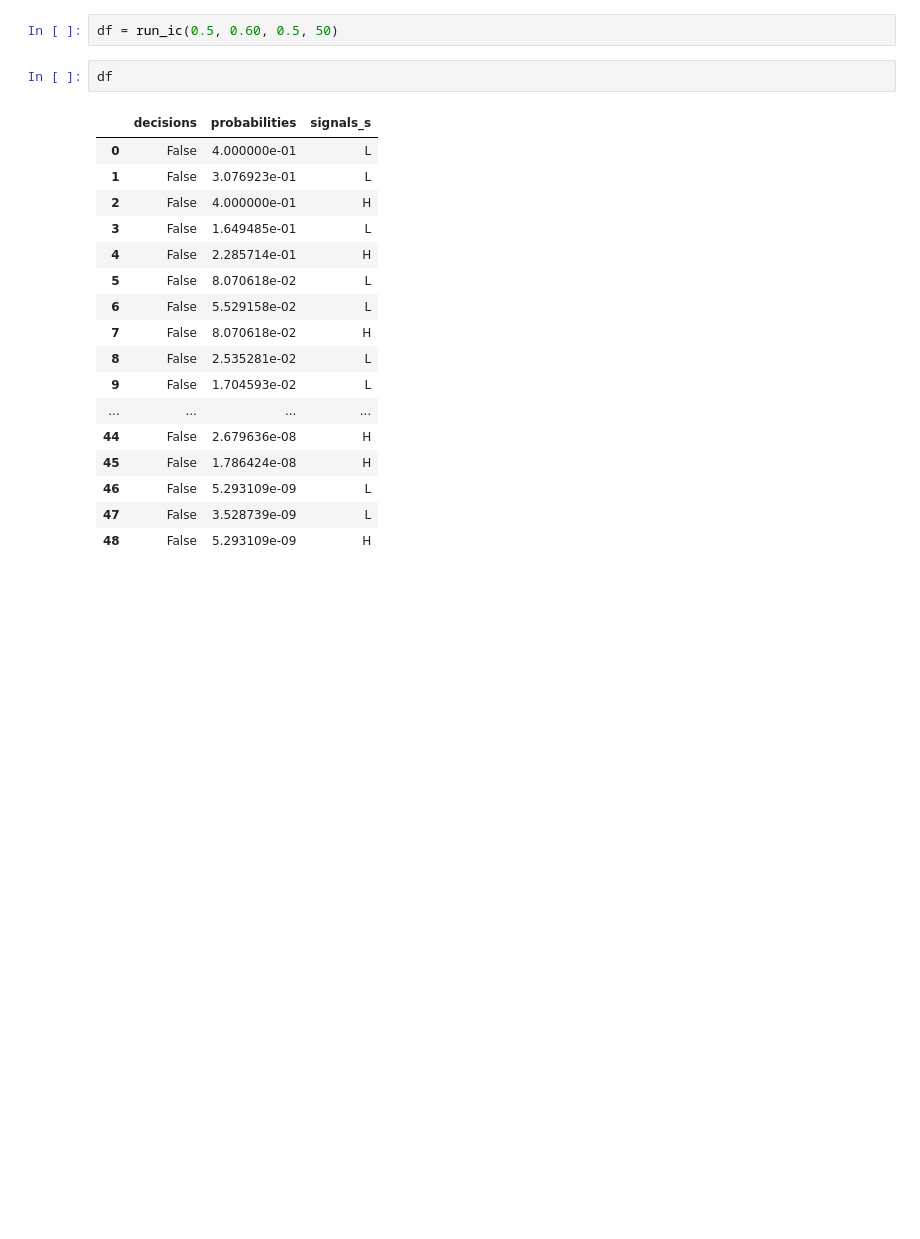
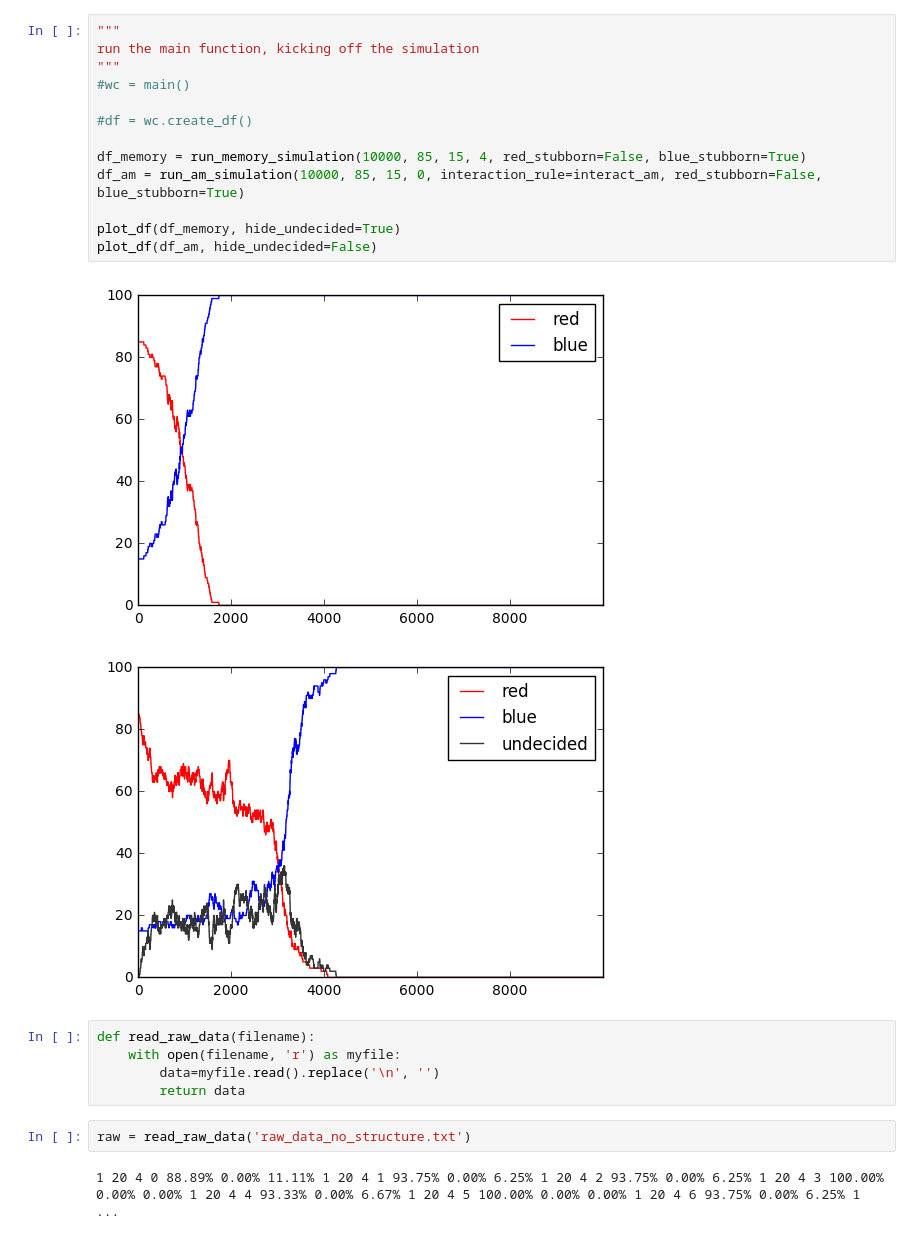
Before and after one commit to tooji/AM, a Jupyter notebook: AM.ipynb, the cells around one changed output. Cells and saved outputs as stored; diff of their text form; blank space fills up the shorter version.

```diff
--- a/AM.ipynb
+++ b/AM.ipynb
@@ -504,22 +479,25 @@ def run_ic(p, q, p_high_sig, runs):
-# %%
-df = run_ic(0.5, 0.60, 0.5, 50)
-# %%
-df
-# %% [output]
-|  | decisions | probabilities | signals_s |
-| 0 | False | 4.000000e-01 | L |
-| 1 | False | 3.076923e-01 | L |
-| 2 | False | 4.000000e-01 | H |
-| 3 | False | 1.649485e-01 | L |
-| 4 | False | 2.285714e-01 | H |
-| 5 | False | 8.070618e-02 | L |
-| 6 | False | 5.529158e-02 | L |
-| 7 | False | 8.070618e-02 | H |
-| 8 | False | 2.535281e-02 | L |
-| 9 | False | 1.704593e-02 | L |
-| ... | ... | ... | ... |
-| 44 | False | 2.679636e-08 | H |
-| 45 | False | 1.786424e-08 | H |
-| 46 | False | 5.293109e-09 | L |
-| 47 | False | 3.528739e-09 | L |
-| 48 | False | 5.293109e-09 | H |
+# %%
+"""
+run the main function, kicking off the simulation
+"""
+#wc = main()
+
+#df = wc.create_df()
+
+df_memory = run_memory_simulation(10000, 85, 15, 4, red_stubborn=False, blue_stubborn=True)
+df_am = run_am_simulation(10000, 85, 15, 0, interaction_rule=interact_am, red_stubborn=False, blue_stubborn=True)
+
+plot_df(df_memory, hide_undecided=True)
+plot_df(df_am, hide_undecided=False)
+# %% [output]
+[figure, added]
+[figure, added]
+# %%
+def read_raw_data(filename):
+    with open(filename, 'r') as myfile:
+        data=myfile.read().replace('\n', '')
+        return data
+# %%
+raw = read_raw_data('raw_data_no_structure.txt')
+# %% [output]
+1 20 4 0 88.89% 0.00% 11.11% 1 20 4 1 93.75% 0.00% 6.25% 1 20 4 2 93.75% 0.00% 6.25% 1 20 4 3 100.00% 0.00% 0.00% 1 20 4 4 93.33% 0.00% 6.67% 1 20 4 5 100.00% 0.00% 0.00% 1 20 4 6 93.75% 0.00% 6.25% 1 ...
```
Also changed, not shown: parts of 10 cells of this notebook, 2 other files.
